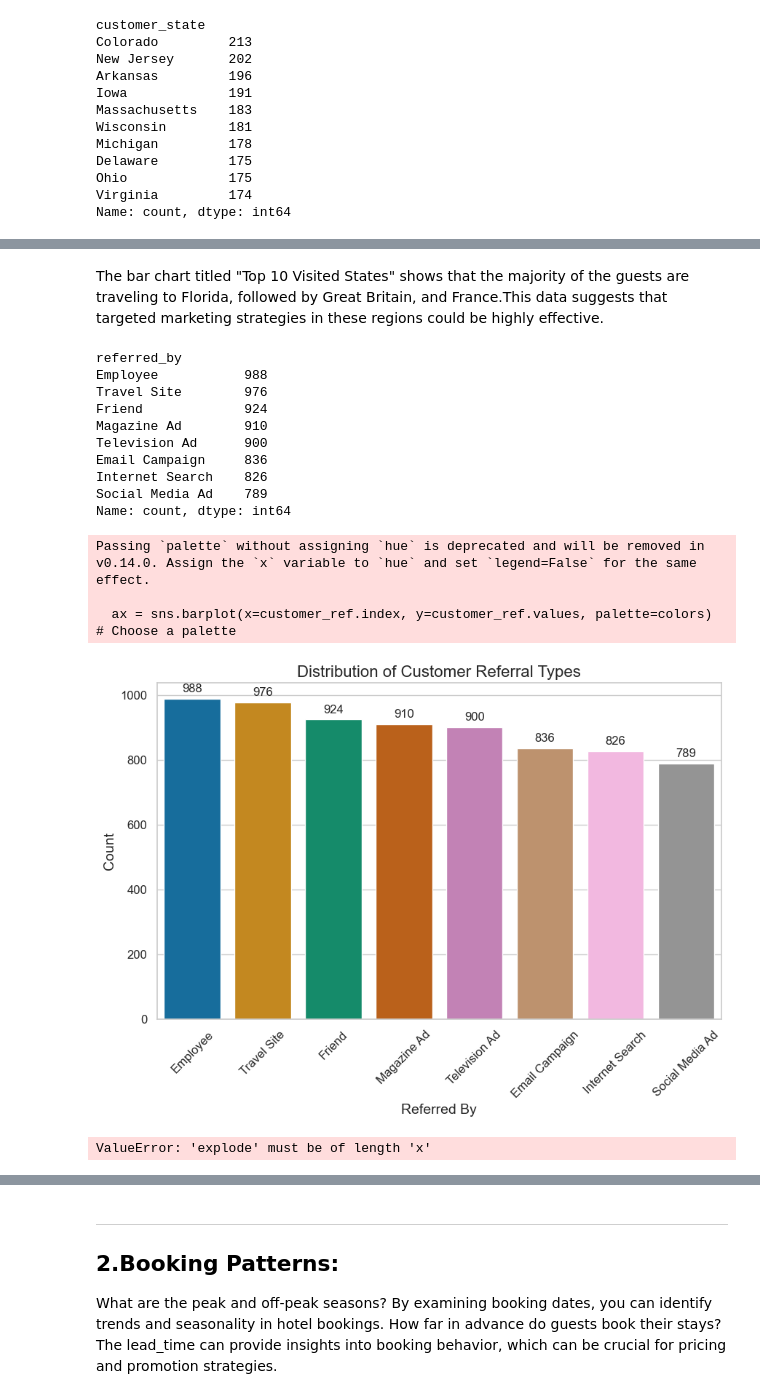
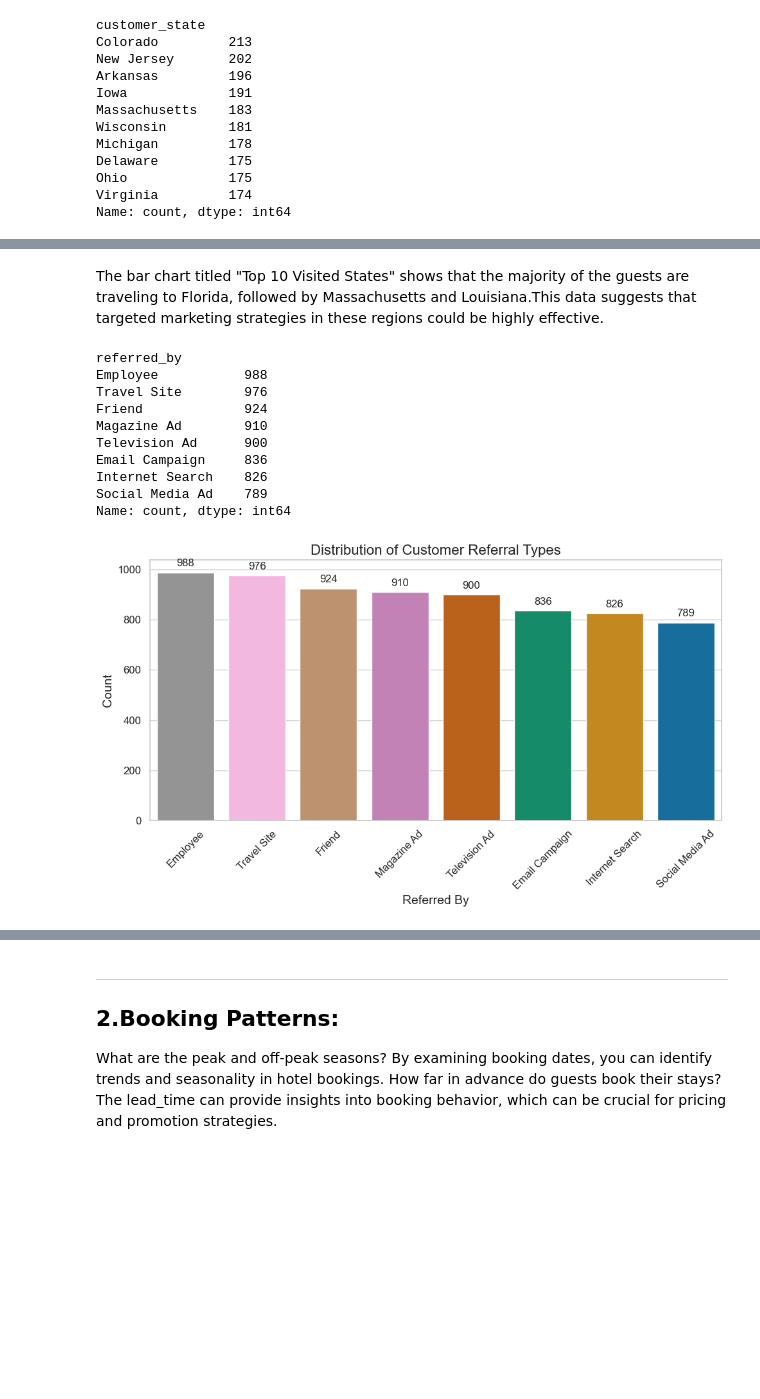
Before and after one commit to Tina-Sterite/Hotel-Analysis-with-Python, a Jupyter notebook: Hotel Booking Analysis.ipynb, the cells around one changed output, grey strips where cells are left out. Drawn from its saved outputs; the diff is of its cells as text; code cells hidden in the pictures; blank space fills up the shorter version.

```diff
--- a/Hotel Booking Analysis.ipynb
+++ b/Hotel Booking Analysis.ipynb
@@ -315,23 +247,32 @@ Passing `palette` without assigning `hue` is deprecated and will be removed in v
 [figure]
 # %% [markdown]
-The bar chart titled "Top 10 Visited States" shows that the majority of the guests are traveling to Florida, followed by Great Britain, and France.This data suggests that targeted marketing strategies in these regions could be highly effective.
+The bar chart titled "Top 10 Visited States" shows that the majority of the guests are traveling to Florida, followed by Massachusetts and Louisiana.This data suggests that targeted marketing strategies in these regions could be highly effective.
 # %%
 # Common Customer Referred by
 
 customer_ref = hotel_booking_df['referred_by'].value_counts()
 print(customer_ref)
-
+import pandas as pd
 import seaborn as sns
 import matplotlib.pyplot as plt
 
-# Using seaborn's style
-sns.set(style="whitegrid")
+#Get the counts
+customer_ref = hotel_booking_df['referred_by'].value_counts()
+
+# Create a DataFrame with x values and hue values
+df = pd.DataFrame({
+    'x': customer_ref.index,
+    'count': customer_ref.values
+})
+# Using seaborn's theme
+sns.set_theme(style="whitegrid")
 
 # Plotting
 plt.figure(figsize=(10, 6))  # Set the figure size
-customer_ref = hotel_booking_df['referred_by'].value_counts()
-colors = sns.color_palette('colorblind', len(customer_ref))
-ax = sns.barplot(x=customer_ref.index, y=customer_ref.values, palette=colors)  # Choose a palette
+colors = sns.color_palette('colorblind', len(df))
+
+#ax = sns.barplot(x=customer_ref.index, y=customer_ref.values, palette=colors)  # Choose a palette
+ax = sns.barplot(data=df,x='x', y='count',hue='count', palette=colors, legend=False)  # Choose a palette
 
 # Adding annotations
 for p in ax.patches:
@@ -348,44 +289,36 @@ plt.ylabel('Count', fontsize=14)
 plt.xticks(rotation=45, fontsize=12)  # Rotate x-axis labels for better readability
 plt.yticks(fontsize=12)
 
 # Show the plot
+plt.tight_layout()
 plt.show()
 
-import matplotlib.pyplot as plt
-
-# Counting the customer types
-customer_ref = hotel_booking_df['referred_by'].value_counts()
-
-
-
 # Pie Chart to see customer distribution
-explode = (0.1, 0, 0, 0)  # Explode the largest segment
+explode = (0.1, 0, 0, 0, 0, 0, 0, 0)  # Explode the largest segment
 colors = sns.color_palette('colorblind', len(customer_ref))
 #colors = ['#ff9999','#66b3ff','#99ff99','#ffcc99']  # Custom color palette
 plt.figure(figsize=(10, 8))
 plt.pie(customer_ref, labels=customer_ref.index, autopct='%1.1f%%', startangle=140,
         explode=explode, colors=colors, shadow=True)
 
 # Enhancing readability
 plt.title('Distribution of Customer Referral Types', fontsize=18)
-plt.legend(customer_ref.index, loc="best", fontsize=12)
+plt.legend(customer_ref.index, loc='upper left', bbox_to_anchor=(1.05, 1), fontsize=12)
 plt.axis('equal')  # Equal aspect ratio ensures the pie chart is circular
 
+# Adjust the layout to prevent cutting off the legend
+plt.tight_layout(rect=[0, 0, 0.85, 1])
 # Show the plot
 plt.show()
 # %% [output]
 referred_by
 Employee           988
 Travel Site        976
 Friend             924
 Magazine Ad        910
 Television Ad      900
 Email Campaign     836
 Internet Search    826
 Social Media Ad    789
 Name: count, dtype: int64
-Passing `palette` without assigning `hue` is deprecated and will be removed in v0.14.0. Assign the `x` variable to `hue` and set `legend=False` for the same effect.
-
-  ax = sns.barplot(x=customer_ref.index, y=customer_ref.values, palette=colors)  # Choose a palette
-[figure, old version]
+[figure, new version]
-ValueError: 'explode' must be of length 'x'
```
Also changed, not shown: parts of 43 cells of this notebook.
